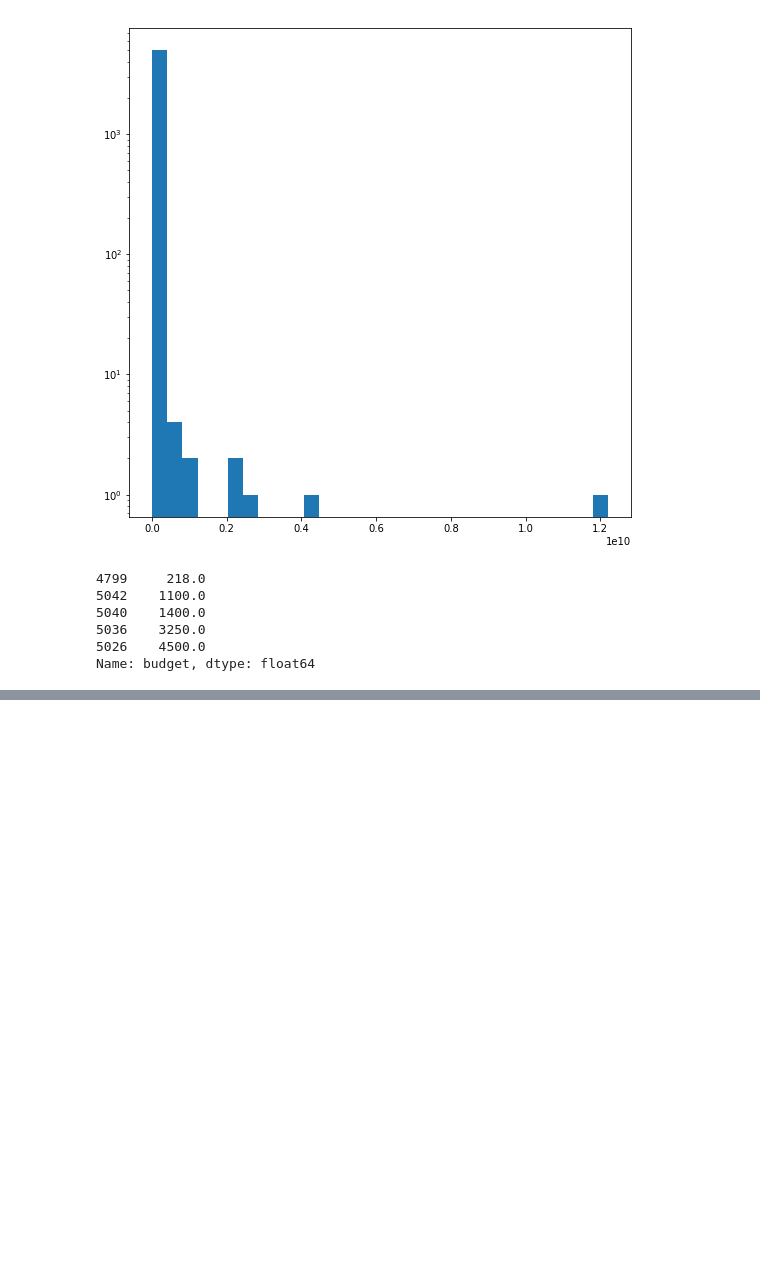
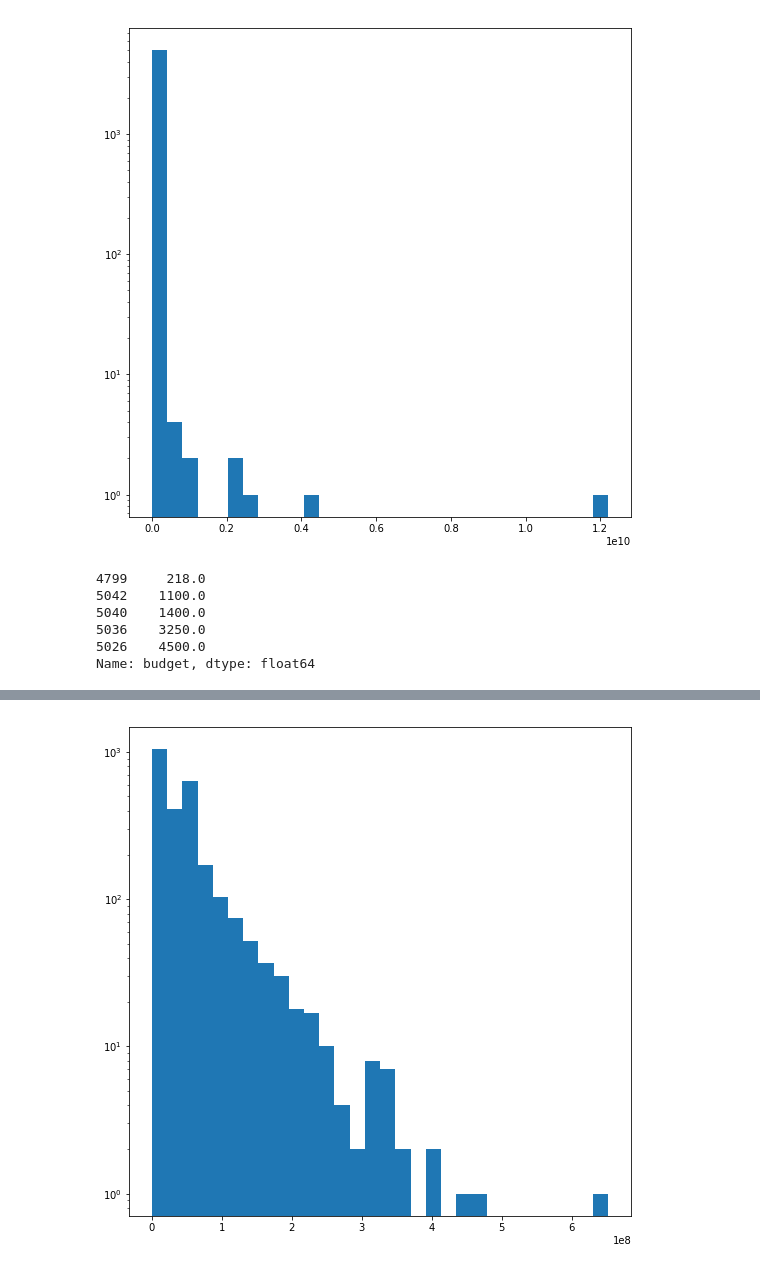
Before and after one commit to annulet/matstat, a Jupyter notebook: project.ipynb, the cells around one changed output, grey strips where cells are left out. Drawn from its saved outputs; the diff is of its cells as text; code cells hidden in the pictures; blank space fills up the shorter version.

```diff
--- a/project.ipynb
+++ b/project.ipynb
@@ -155,0 +234,4 @@ Name: budget, dtype: float64
+# %%
+# Второй и третий квартили по рейтингу
+interquartil = imdb.loc[imdb['imdb_score'].between (5.8, 7.2)]
+interquartil.head()
@@ -155,0 +245,5 @@ Name: budget, dtype: float64
+# %%
+gross = interquartil.loc[:, 'gross']
+hist_col(gross)
+# %% [output]
+[figure, added]
```
Also changed, not shown: parts of 10 cells of this notebook.
